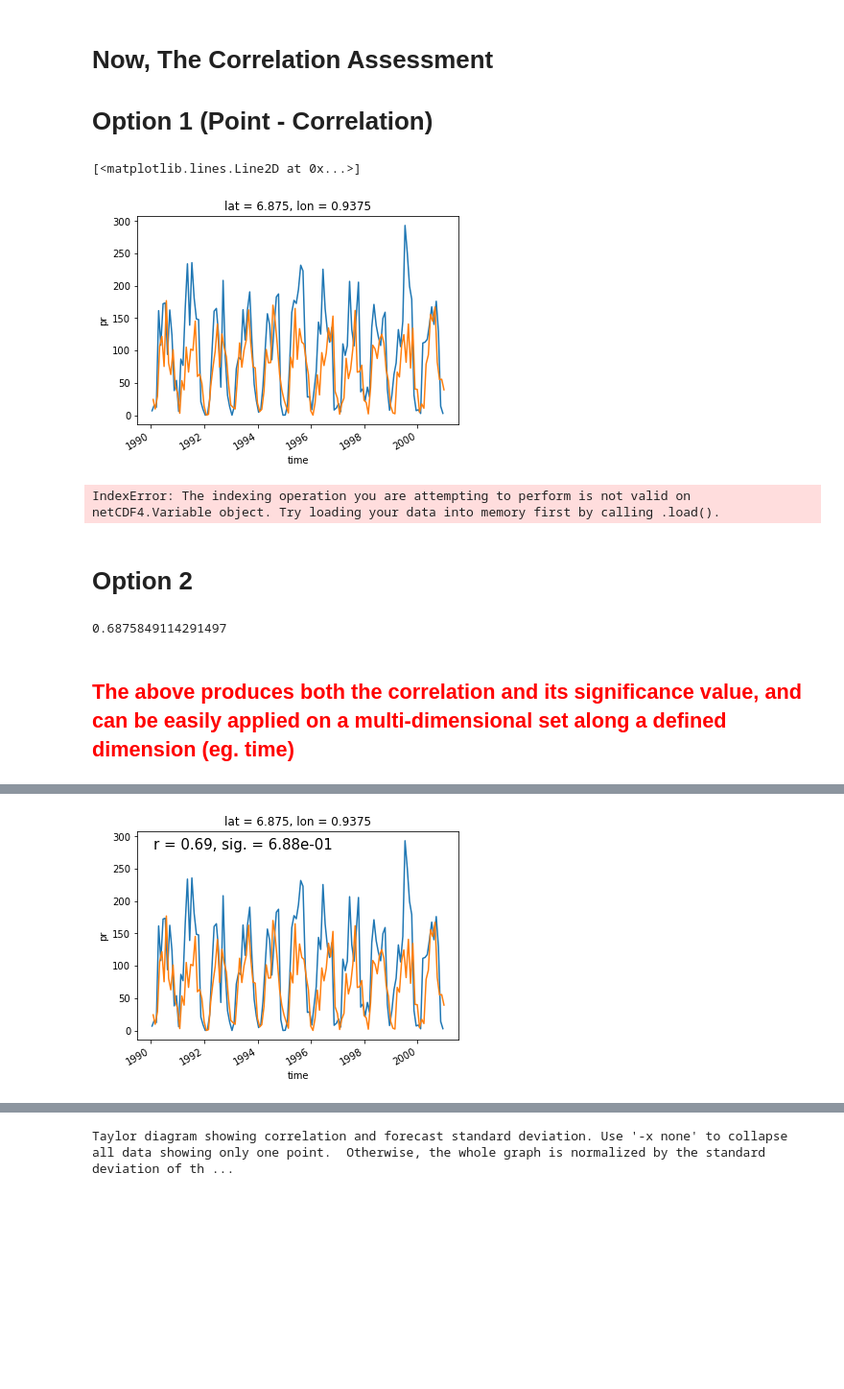
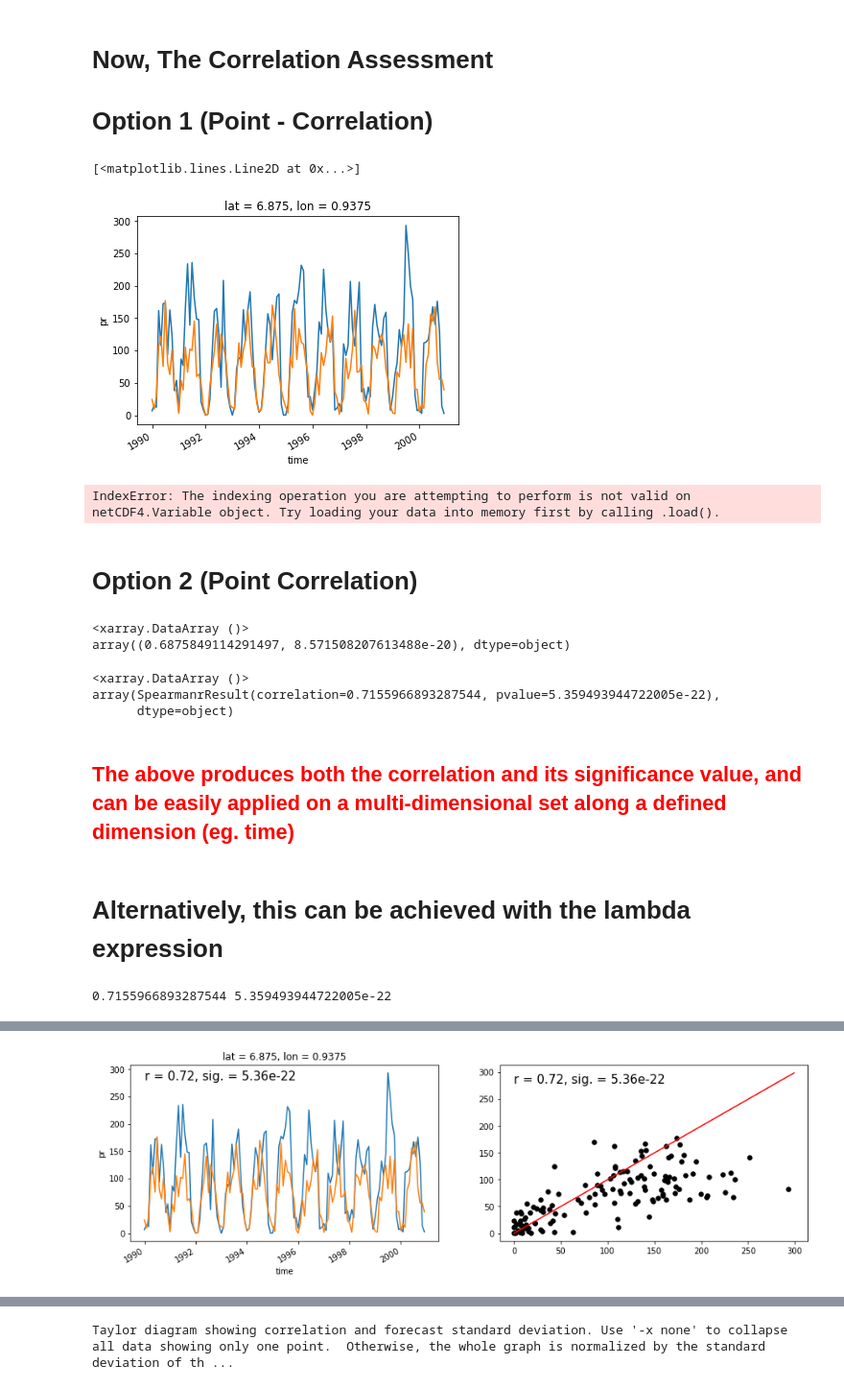
Before and after one commit to jeffjay88/WASCAL_SCourse_Statistics_2022, a Jupyter notebook: SCourse_Data_Statistics.ipynb, the cells around one changed output, grey strips where cells are left out. Shown at 96% size. Cells and saved outputs as stored; diff of their text form; code cells hidden in the pictures; blank space fills up the shorter version.

```diff
--- a/SCourse_Data_Statistics.ipynb
+++ b/SCourse_Data_Statistics.ipynb
@@ -679,9 +849,9 @@ da_era_pre_grid = da_era_pre.interp(lat=da_cru_pre.lat, lon = da_cru_pre.lon) #
 # Option 1 (Point  -  Correlation)
 # %%
 da_cru_pre.sel(lon=0, lat=7, method='nearest').plot()
-da_era_pre.sel(lon=0, lat=7, method='nearest').plot()
+da_cmip_pre.sel(lon=0, lat=7, method='nearest').plot()
 # %% [output]
 [<matplotlib.lines.Line2D at 0x...>]
-[figure, old version]
+[figure, new version]
 # %%
 # This option has challenges with nans
@@ -689,4 +859,4 @@ xr.corr(da_cru_pre.sel(lon=0, lat=7, method='nearest'),da_era_pre.sel(lon=0, lat
 # %% [output]
 IndexError: The indexing operation you are attempting to perform is not valid on netCDF4.Variable object. Try loading your data into memory first by calling .load().
 # %% [markdown]
-# Option 2
+# Option 2 (Point Correlation)
@@ -699,13 +863,61 @@ r = xr.apply_ufunc(corr, [da_cru_pre.sel(lon=0, lat=7, method='nearest'),da_era_
-# %%
-r
-# %% [output]
-0.6875849114291497
+# %%
+r_pc = xr.apply_ufunc(pearson_corr, da_cru_pre.sel(lon=0, lat=7, method='nearest'),da_cmip_pre.sel(lon=0, lat=7, method='nearest'),
+                input_core_dims=[['time'],['time']])
+
+r_pc
+# %% [output]
+<xarray.DataArray ()>
+array((0.6875849114291497, 8.571508207613488e-20), dtype=object)
+# %%
+r_sc = xr.apply_ufunc(spearman_rank_corr, da_cru_pre.sel(lon=0, lat=7, method='nearest'),da_cmip_pre.sel(lon=0, lat=7, method='nearest'),
+                input_core_dims=[['time'],['time']])
+
+r_sc
+# %% [output]
+<xarray.DataArray ()>
+array(SpearmanrResult(correlation=0.7155966893287544, pvalue=5.359493944722005e-22),
+      dtype=object)
 # %% [markdown]
 <h2> <font color='red'>The above produces both the correlation and its significance value, and can be easily applied on a multi-dimensional set along a defined dimension (eg. time)</font></h2>
+# %% [markdown]
+# Alternatively, this can be achieved with the lambda expression
+# %%
+r_spearman = xr.apply_ufunc(lambda x,y: spearman_rank_corr(x,y)[0], da_cru_pre.sel(lon=0, lat=7, method='nearest'),da_cmip_pre.sel(lon=0, lat=7, method='nearest'),
+                input_core_dims=[['time'],['time']])
+
+r_spearman_sig = xr.apply_ufunc(lambda x,y: spearman_rank_corr(x,y)[1], da_cru_pre.sel(lon=0, lat=7, method='nearest'),da_cmip_pre.sel(lon=0, lat=7, method='nearest'),
+                input_core_dims=[['time'],['time']])
+
+
+print(r_spearman.values, r_spearman_sig.values)
+# %% [output]
+0.7155966893287544 5.359493944722005e-22
 # %%
-da_cru_pre.sel(lon=0, lat=7, method='nearest').plot()
-da_era_pre.sel(lon=0, lat=7, method='nearest').plot()
-#
-plt.text(pd.DatetimeIndex(da_era_pre['time'].values).min(), 280, 'r = {}, sig. = {:.2e}'.format(round(r[0],2), round(r[0],4)) ,
+fig, axes = plt.subplots(ncols=2, figsize=(15,4))
+ax = axes[0]
+da_cru_pre.sel(lon=0, lat=7, method='nearest').plot(ax = ax)
+da_cmip_pre.sel(lon=0, lat=7, method='nearest').plot(ax = ax)
+
+
+ax.text(
+    pd.DatetimeIndex(da_cmip_pre['time'].values).min(),
+    280,
+    'r = {:.2f}, sig. = {:.2e}'.format(r_spearman.values, r_spearman_sig.values) ,
          fontsize=15)
+
+
+ax = axes[1]
+ax.scatter(
+    da_cru_pre.sel(lon=0, lat=7, method='nearest'),
+    da_cmip_pre.sel(lon=0, lat=7, method='nearest'),
+    30, 'k'
+)
+
+ax.plot(range(300), color='r')
+
+ax.text(
+    0,
+    280,
+    'r = {:.2f}, sig. = {:.2e}'.format(r_spearman.values, r_spearman_sig.values) ,
+         fontsize=15)
 # %% [output]
@@ -713 +925 @@ Text(1990-01-31 00:00:00, 280, 'r = 0.69, sig. = 6.88e-01')
-[figure, old version]
+[figure, new version]
```
Also changed, not shown: parts of 200 cells of this notebook.
